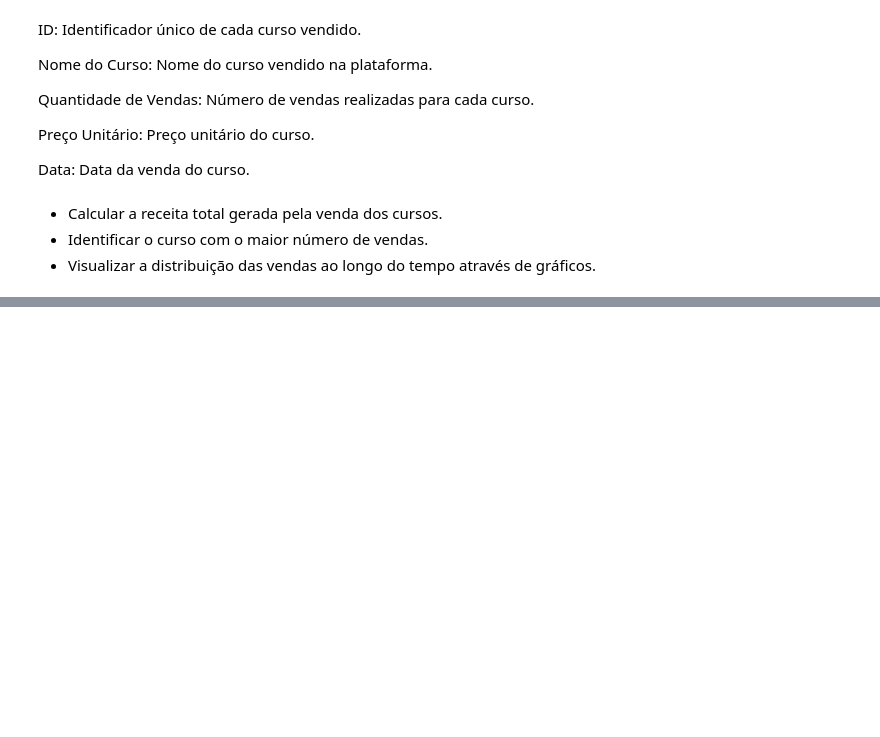
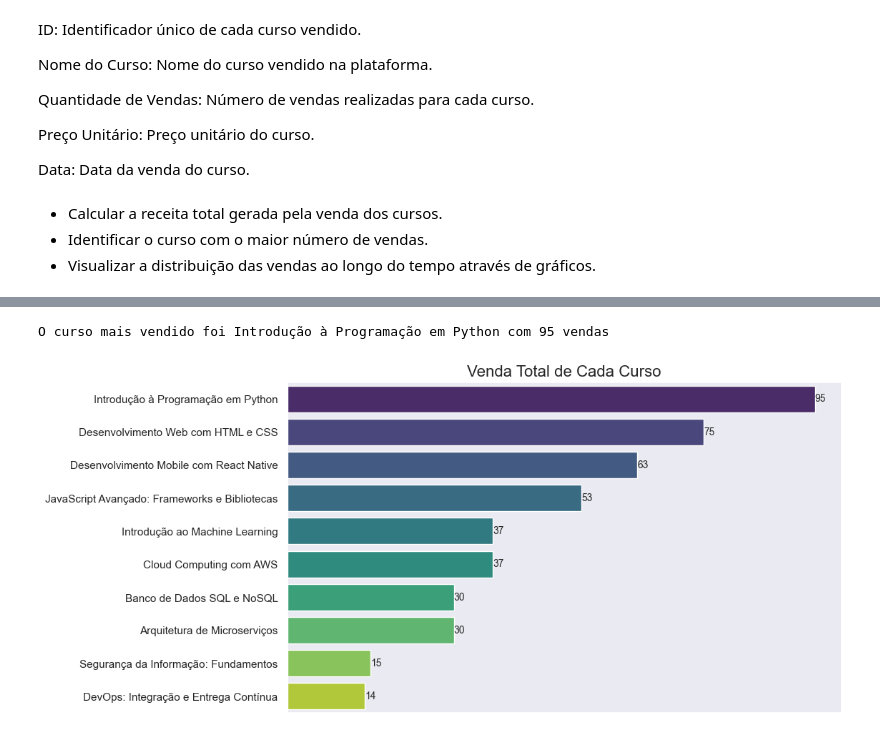
Before and after one commit to Igorsmh/Igor_TrilhaDadosJR-JUN15, a Jupyter notebook: notebooks/eda.ipynb, the cells around one changed output, grey strips where cells are left out. Cells and saved outputs as stored; diff of their text form; code cells hidden in the pictures; blank space fills up the shorter version.

```diff
--- a/notebooks/eda.ipynb
+++ b/notebooks/eda.ipynb
@@ -63,0 +84,18 @@ vend_cursos.loc[vend_cursos['Quantidade de Vendas'].idxmax()][0]
+# %%
+max_venda = vendas_totais_curso.loc[vendas_totais_curso['Quantidade de Vendas'].idxmax()]
+print(f"O curso mais vendido foi {max_venda['Nome do Curso']} com {max_venda['Quantidade de Vendas']} vendas")
+# %% [output]
+O curso mais vendido foi Introdução à Programação em Python com 95 vendas
+# %%
+plt.figure(figsize=(10, 6))
+sns.set_theme(style="dark")
+ax = sns.barplot(x="Quantidade de Vendas",y="Nome do Curso",data=vendas_totais_curso,hue='Nome do Curso', palette='viridis', legend=False)
+for container in ax.containers:
+    ax.bar_label(container, fontsize=10, fmt='%.0f')
+plt.title('Venda Total de Cada Curso', fontsize=16)
+plt.xlabel('')
+plt.ylabel('')
+ax.set_xticklabels([])
+plt.show()
+# %% [output]
+[figure, added]
```
Also changed, not shown: parts of 14 cells of this notebook.
